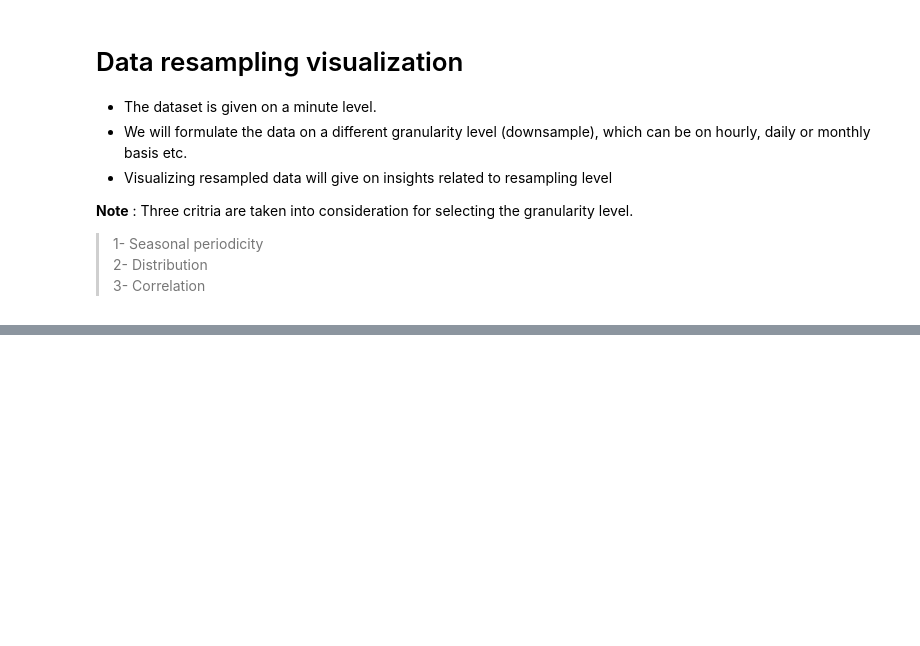
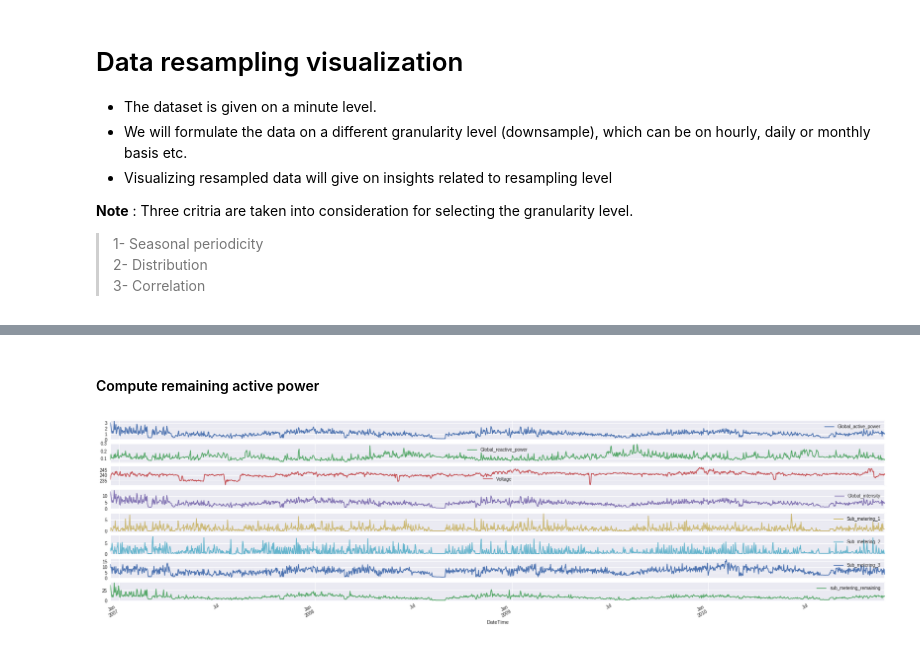
Before and after one commit to iam-armanahmed/household-electric-power-consumption, a Jupyter notebook: 1-Exploratory-Data_Anlaysis.ipynb, the cells around one changed output, grey strips where cells are left out. Cells and saved outputs as stored; diff of their text form; code cells hidden in the pictures; blank space fills up the shorter version.

```diff
--- a/1-Exploratory-Data_Anlaysis.ipynb
+++ b/1-Exploratory-Data_Anlaysis.ipynb
@@ -319,0 +344,2 @@ Shape after resampling (hour) :  (34589, 6)
+# %% [markdown]
+#### Compute remaining active power
@@ -320,3 +349,9 @@ Shape after resampling (hour) :  (34589, 6)
+# %%
+# visualize new dataframe
+energy_data_hour.plot(subplots=True, figsize=(30,8))
+plt.show()
+# %% [output]
+[figure, added]
 # %%
 # descriptive statistics
 energy_data_hour.describe()
```
Also changed, not shown: parts of 17 cells of this notebook.
